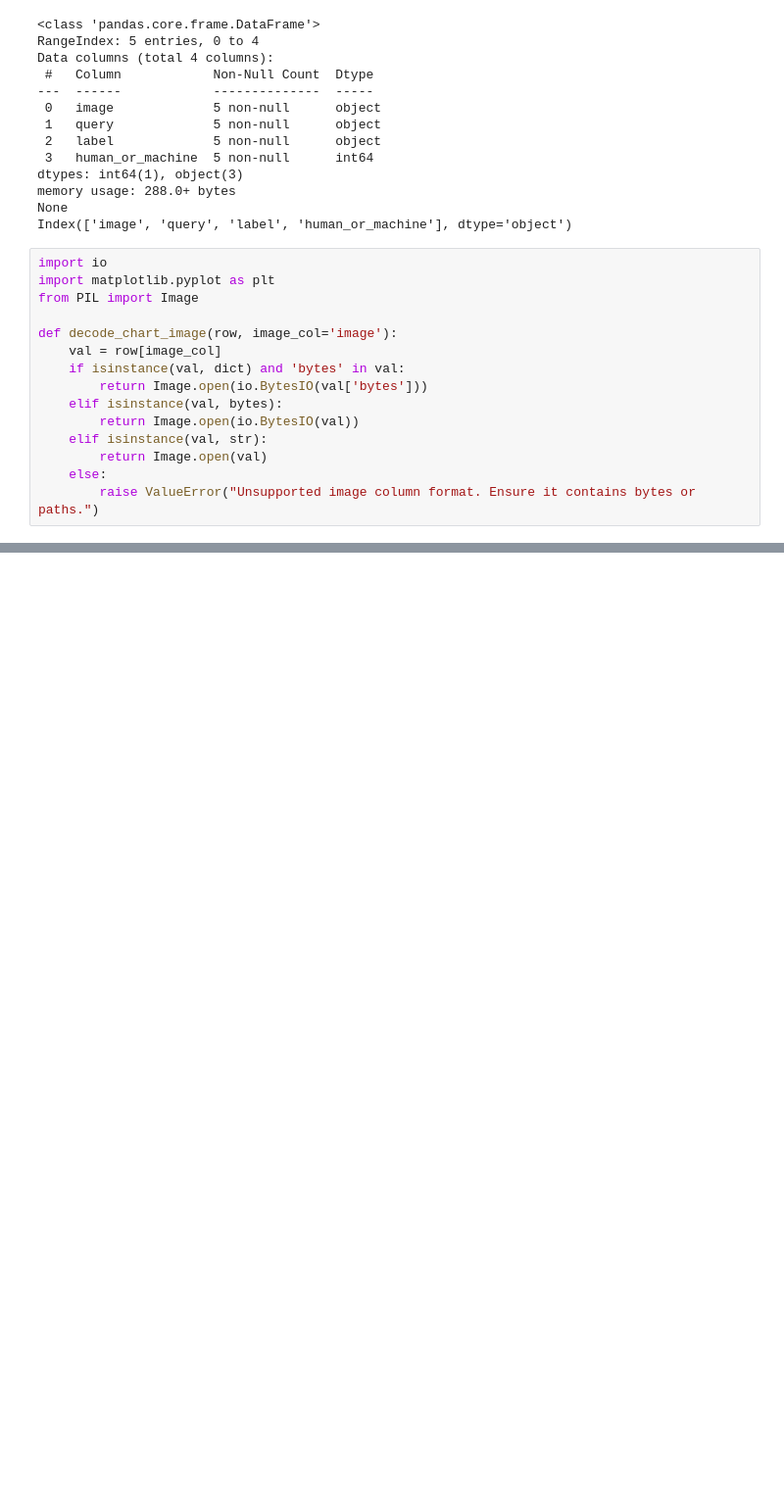
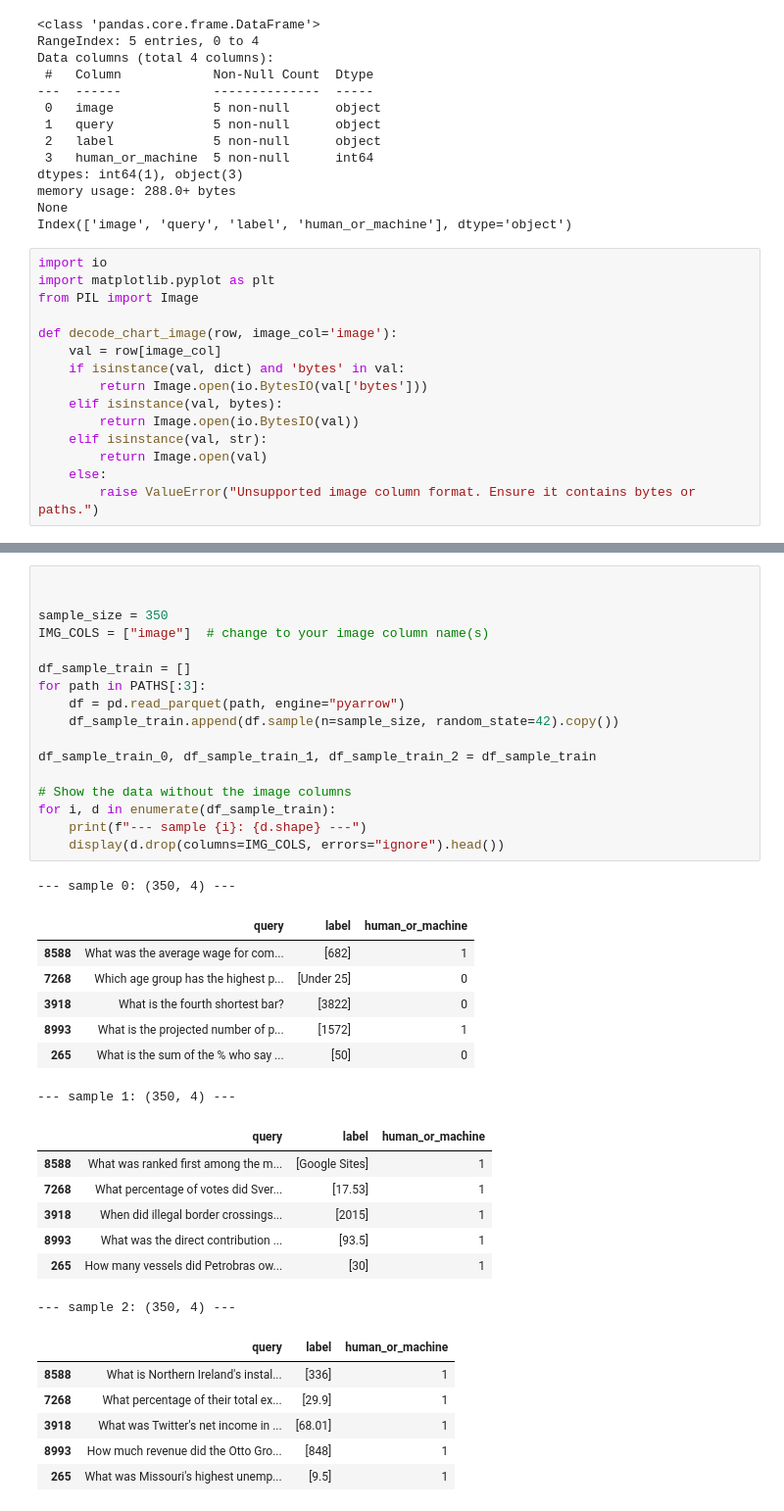
Before and after one commit to rbrox/ChartQA-IIITH, a Jupyter notebook: data_exploration/first_thoughts.ipynb, the cells around one changed output, grey strips where cells are left out. Shown at 98% size. Cells and saved outputs as stored; diff of their text form; blank space fills up the shorter version.

```diff
--- a/data_exploration/first_thoughts.ipynb
+++ b/data_exploration/first_thoughts.ipynb
@@ -114,0 +121,39 @@ plt.show()
+# %%
+
+
+sample_size = 350
+IMG_COLS = ["image"]  # change to your image column name(s)
+
+df_sample_train = []
+for path in PATHS[:3]:
+    df = pd.read_parquet(path, engine="pyarrow")
+    df_sample_train.append(df.sample(n=sample_size, random_state=42).copy())
+
+df_sample_train_0, df_sample_train_1, df_sample_train_2 = df_sample_train
+
+# Show the data without the image columns
+for i, d in enumerate(df_sample_train):
+    print(f"--- sample {i}: {d.shape} ---")
+    display(d.drop(columns=IMG_COLS, errors="ignore").head())
+# %% [output]
+--- sample 0: (350, 4) ---
+|  | query | label | human_or_machine |
+| 8588 | What was the average wage for com... | [682] | 1 |
+| 7268 | Which age group has the highest p... | [Under 25] | 0 |
+| 3918 | What is the fourth shortest bar? | [3822] | 0 |
+| 8993 | What is the projected number of p... | [1572] | 1 |
+| 265 | What is the sum of the % who say ... | [50] | 0 |
+--- sample 1: (350, 4) ---
+|  | query | label | human_or_machine |
+| 8588 | What was ranked first among the m... | [Google Sites] | 1 |
+| 7268 | What percentage of votes did Sver... | [17.53] | 1 |
+| 3918 | When did illegal border crossings... | [2015] | 1 |
+| 8993 | What was the direct contribution ... | [93.5] | 1 |
+| 265 | How many vessels did Petrobras ow... | [30] | 1 |
+--- sample 2: (350, 4) ---
+|  | query | label | human_or_machine |
+| 8588 | What is Northern Ireland's instal... | [336] | 1 |
+| 7268 | What percentage of their total ex... | [29.9] | 1 |
+| 3918 | What was Twitter's net income in ... | [68.01] | 1 |
+| 8993 | How much revenue did the Otto Gro... | [848] | 1 |
+| 265 | What was Missouri's highest unemp... | [9.5] | 1 |
```
Also changed, not shown: parts of 7 cells of this notebook, 3 other files.
